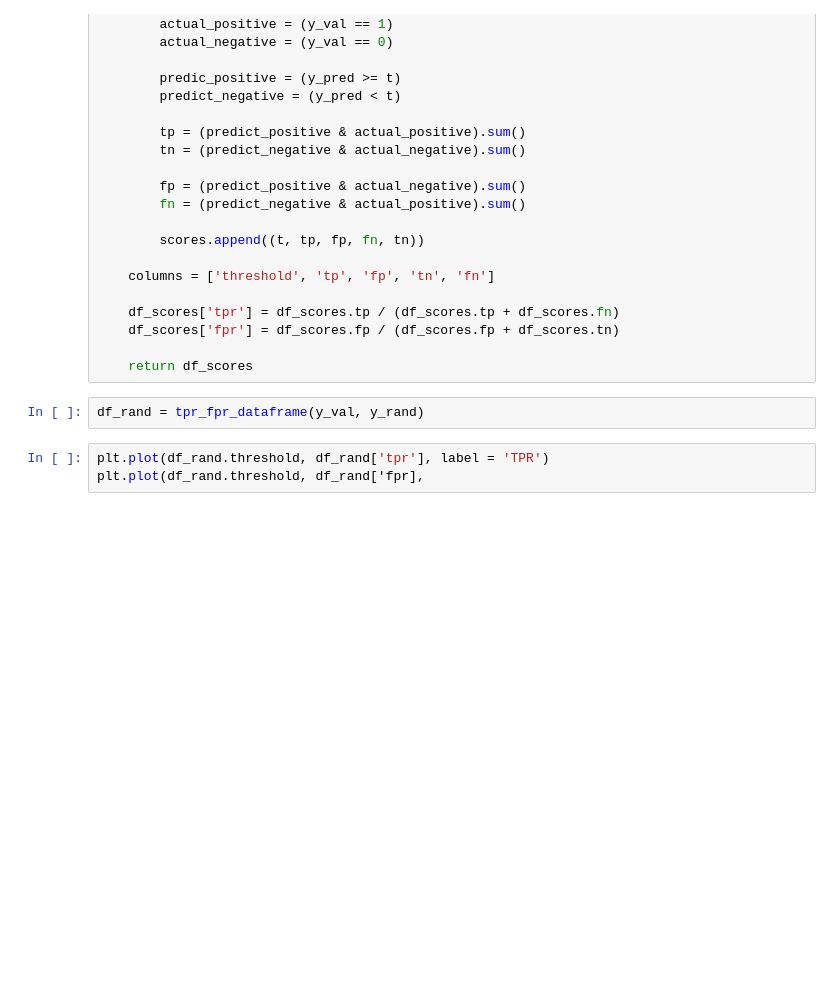
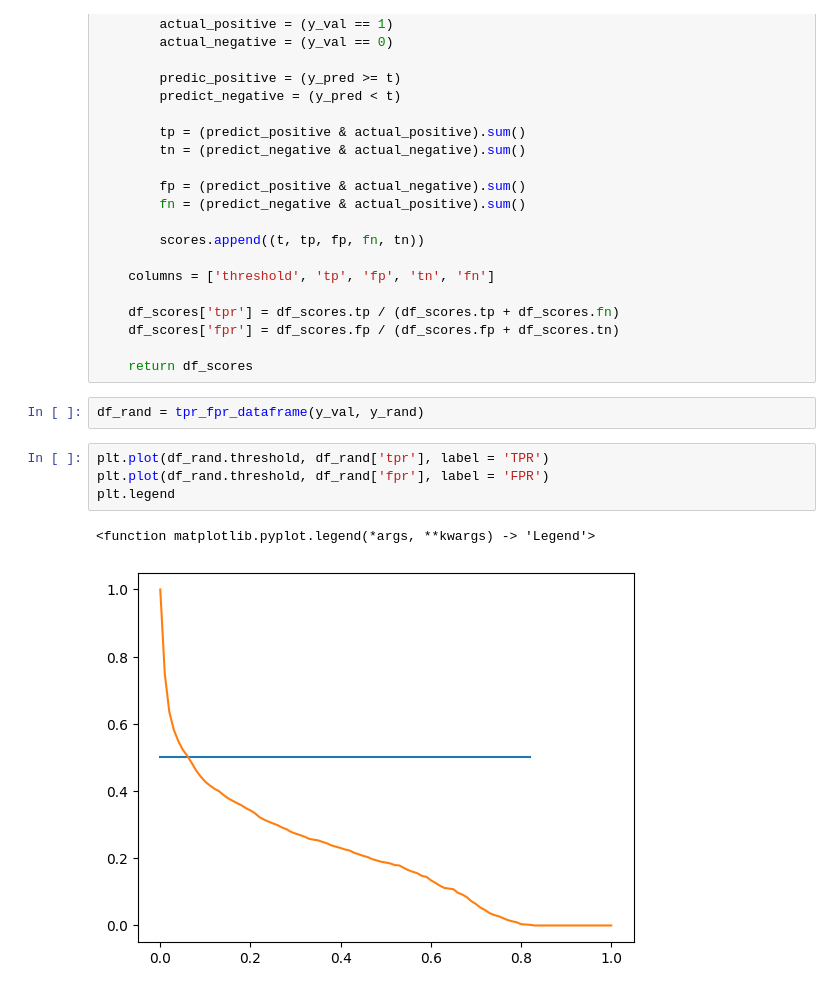
Before and after one commit to C-Monsta/machine_learning_zoomcamp, a Jupyter notebook: 04_eval_metrics.ipynb, the cells around one changed output. Saved outputs shown, nothing was run; the diff lists cells and outputs as text; blank space fills up the shorter version.

```diff
--- a/04_eval_metrics.ipynb
+++ b/04_eval_metrics.ipynb
@@ -279,4 +299,8 @@ def tpr_fpr_dataframe(y_val, y_pred):
 df_rand = tpr_fpr_dataframe(y_val, y_rand)
 # %%
 plt.plot(df_rand.threshold, df_rand['tpr'], label = 'TPR')
-plt.plot(df_rand.threshold, df_rand['fpr],
+plt.plot(df_rand.threshold, df_rand['fpr'], label = 'FPR')
+plt.legend
+# %% [output]
+<function matplotlib.pyplot.legend(*args, **kwargs) -> 'Legend'>
+[figure, added]
```
Also changed, not shown: parts of 11 cells of this notebook.
